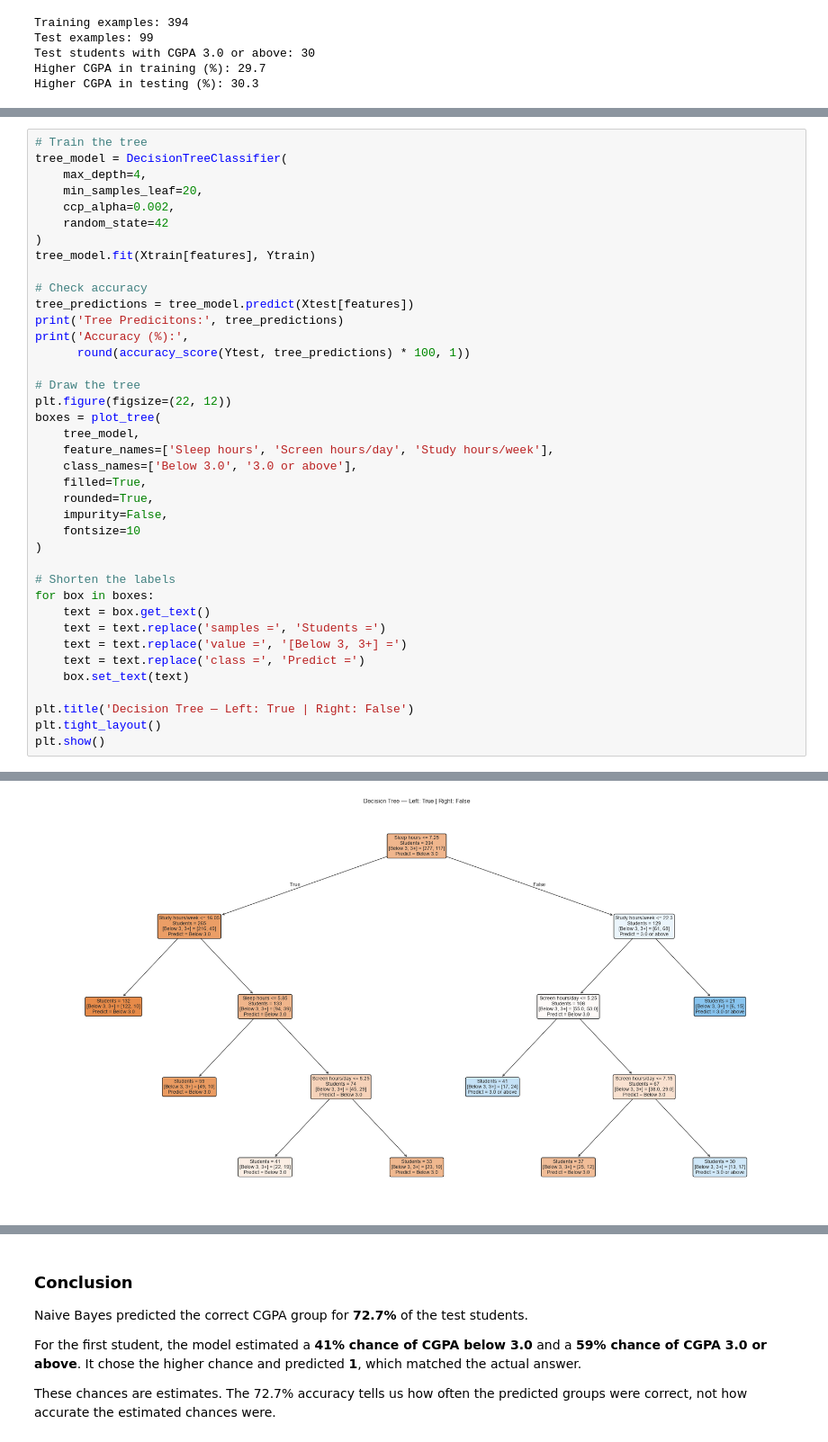
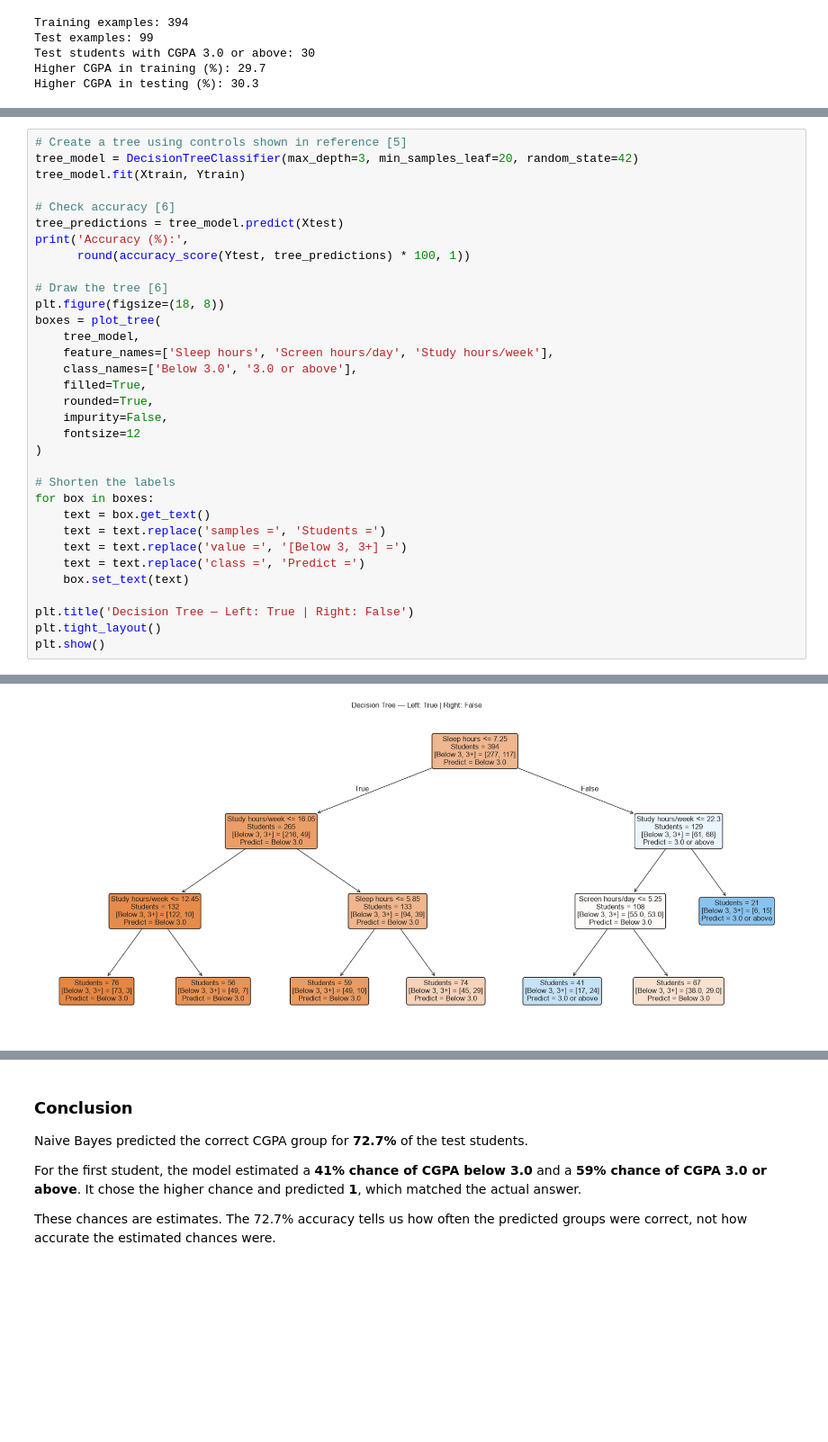
Before and after one commit to amelia720/Data-Science-Portfolio-Amelia-Hamulewicz, a Jupyter notebook: Notebooks/02-Student-Habits-and-Performance.ipynb, the cells around one changed output, grey strips where cells are left out. Shown at 90% size. Saved outputs shown, nothing was run; the diff lists cells and outputs as text; blank space fills up the shorter version.

Commit message:
Complete student models

```diff
--- a/Notebooks/02-Student-Habits-and-Performance.ipynb
+++ b/Notebooks/02-Student-Habits-and-Performance.ipynb
@@ -230,21 +234,15 @@ Code reference: [Decision Trees in Python Scikit-Learn: A Complete Guide For Beg
 # %%
-# Train the tree
-tree_model = DecisionTreeClassifier(
-    max_depth=4,
-    min_samples_leaf=20,
-    ccp_alpha=0.002,
-    random_state=42
-)
-tree_model.fit(Xtrain[features], Ytrain)
+# Create a tree using controls shown in reference [5]
+tree_model = DecisionTreeClassifier(max_depth=3, min_samples_leaf=20, random_state=42)
+tree_model.fit(Xtrain, Ytrain)
 
-# Check accuracy
-tree_predictions = tree_model.predict(Xtest[features])
-print('Tree Predicitons:', tree_predictions)
+# Check accuracy [6]
+tree_predictions = tree_model.predict(Xtest)
 print('Accuracy (%):',
       round(accuracy_score(Ytest, tree_predictions) * 100, 1))
 
-# Draw the tree
-plt.figure(figsize=(22, 12))
+# Draw the tree [6]
+plt.figure(figsize=(18, 8))
 boxes = plot_tree(
     tree_model,
     feature_names=['Sleep hours', 'Screen hours/day', 'Study hours/week'],
@@ -252,7 +250,7 @@ boxes = plot_tree(
     filled=True,
     rounded=True,
     impurity=False,
-    fontsize=10
+    fontsize=12
 )
 
 # Shorten the labels
@@ -274,3 +269,3 @@ Accuracy (%): 66.7
-[figure, old version]
+[figure, new version]
 # %% [markdown]
 ### Conclusion
```
Also changed, not shown: parts of 20 cells of this notebook.
